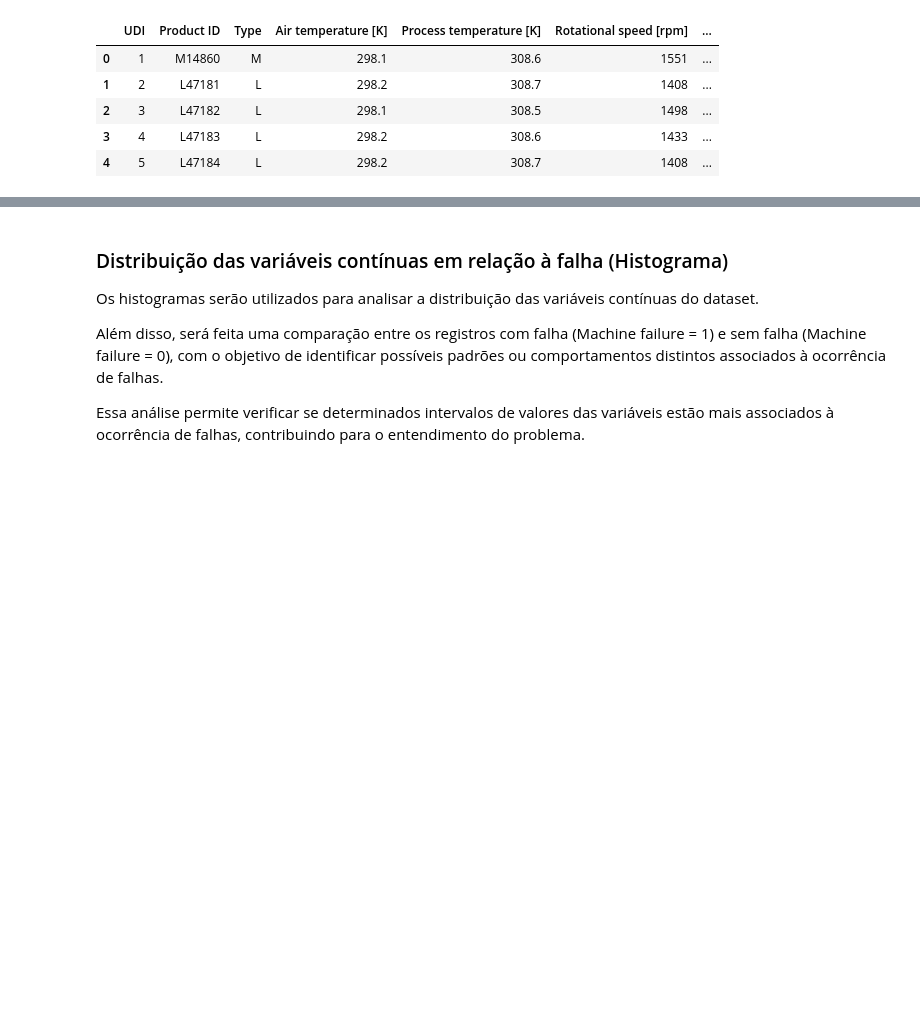
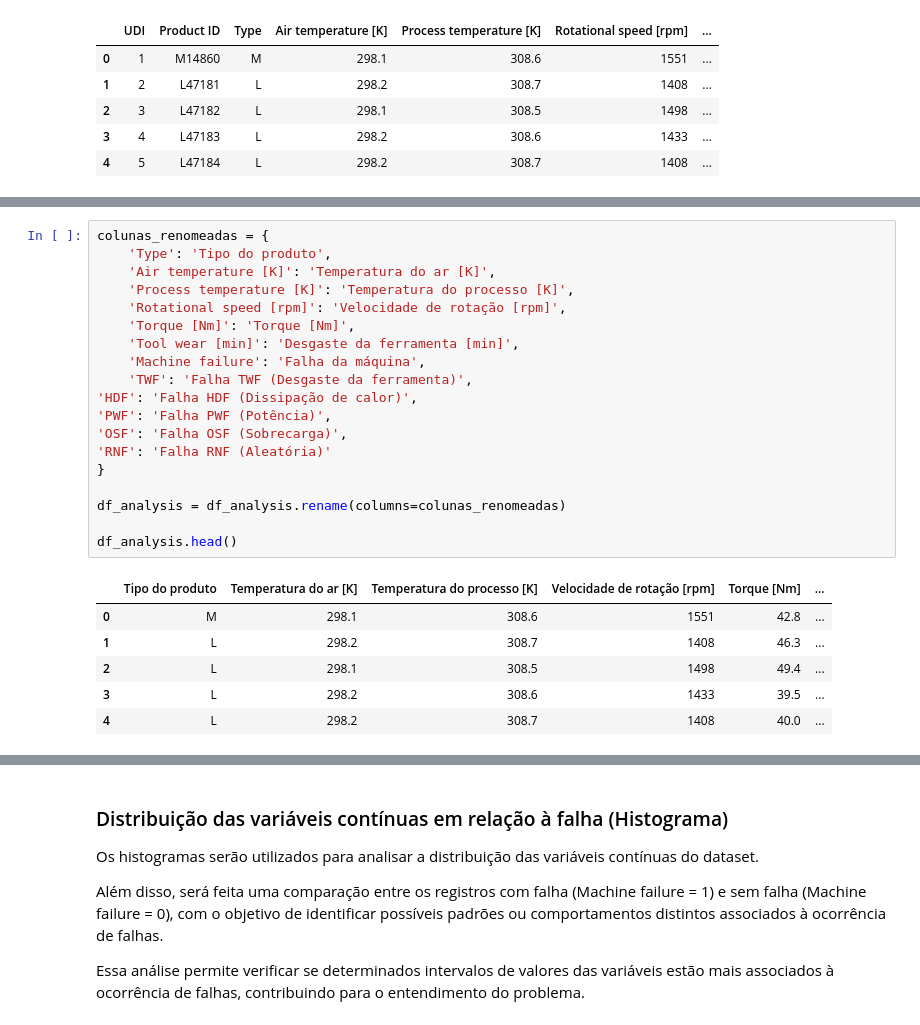
Before and after one commit to thaygorh/Analise-de-Dados-e-Boas-Praticas, a Jupyter notebook: mvp-analise-dados-e-boas-praticas.ipynb, the cells around one changed output, grey strips where cells are left out. Drawn from its saved outputs; the diff is of its cells as text; blank space fills up the shorter version.

```diff
--- a/mvp-analise-dados-e-boas-praticas.ipynb
+++ b/mvp-analise-dados-e-boas-praticas.ipynb
@@ -405,0 +216,26 @@ Já a variável **Torque [Nm]** apresenta uma dispersão intermediária, indican
+# %%
+colunas_renomeadas = {
+    'Type': 'Tipo do produto',
+    'Air temperature [K]': 'Temperatura do ar [K]',
+    'Process temperature [K]': 'Temperatura do processo [K]',
+    'Rotational speed [rpm]': 'Velocidade de rotação [rpm]',
+    'Torque [Nm]': 'Torque [Nm]',
+    'Tool wear [min]': 'Desgaste da ferramenta [min]',
+    'Machine failure': 'Falha da máquina',
+    'TWF': 'Falha TWF (Desgaste da ferramenta)',
+'HDF': 'Falha HDF (Dissipação de calor)',
+'PWF': 'Falha PWF (Potência)',
+'OSF': 'Falha OSF (Sobrecarga)',
+'RNF': 'Falha RNF (Aleatória)'
+}
+
+df_analysis = df_analysis.rename(columns=colunas_renomeadas)
+
+df_analysis.head()
+# %% [output]
+|  | Tipo do produto | Temperatura do ar [K] | Temperatura do processo [K] | Velocidade de rotação [rpm] | Torque [Nm] | ... |
+| 0 | M | 298.1 | 308.6 | 1551 | 42.8 | ... |
+| 1 | L | 298.2 | 308.7 | 1408 | 46.3 | ... |
+| 2 | L | 298.1 | 308.5 | 1498 | 49.4 | ... |
+| 3 | L | 298.2 | 308.6 | 1433 | 39.5 | ... |
+| 4 | L | 298.2 | 308.7 | 1408 | 40.0 | ... |
```
Also changed, not shown: parts of 61 cells of this notebook.
